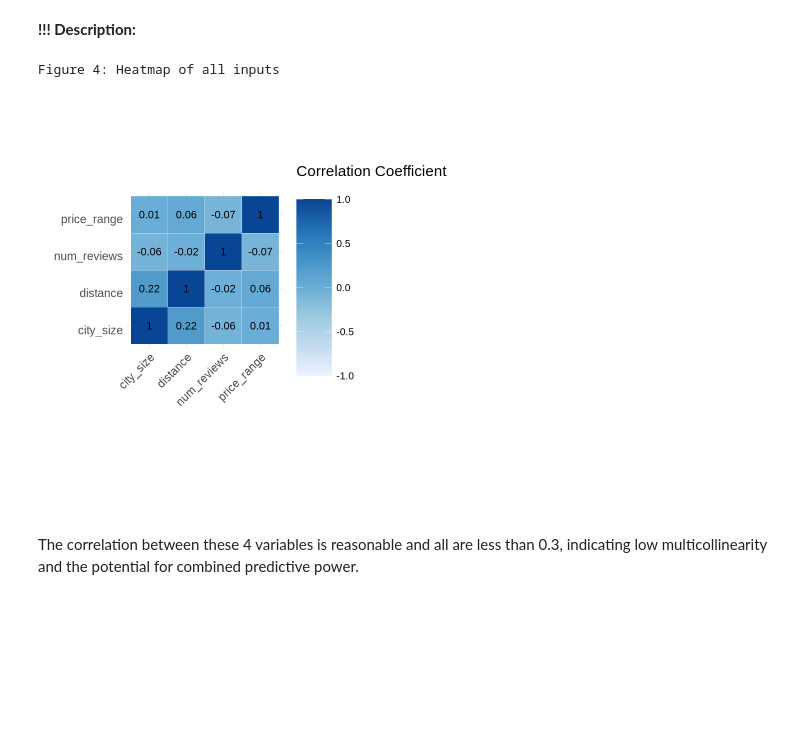
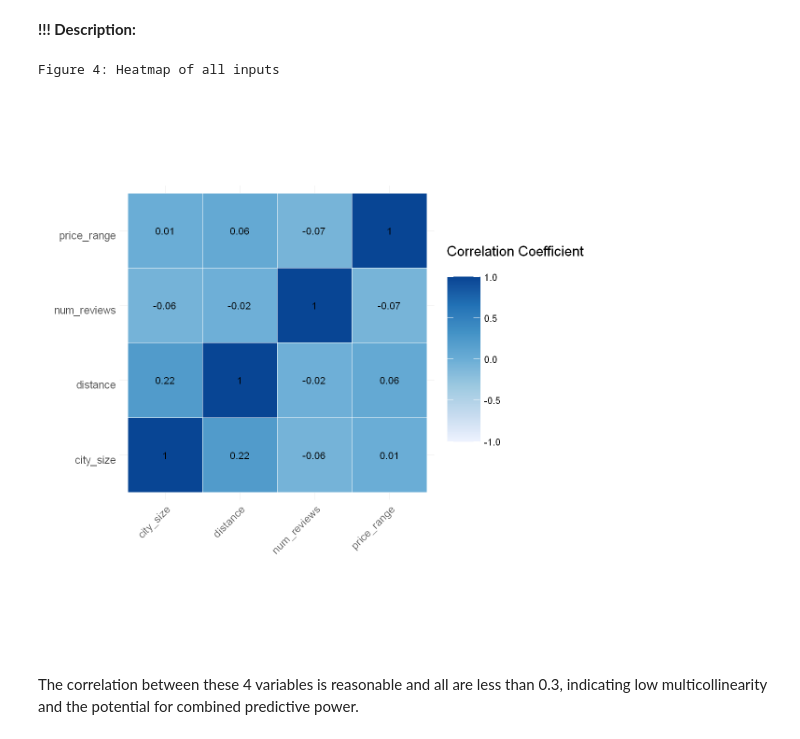
Before and after one commit to KevinL002/STAT_301_group_10, a Jupyter notebook: final_report.ipynb, the cells around one changed output. Drawn from its saved outputs; the diff is of its cells as text; code cells hidden in the pictures; blank space fills up the shorter version.

```diff
--- a/final_report.ipynb
+++ b/final_report.ipynb
@@ -111,6 +114,9 @@ ggplot(visualize_data, aes(x = review_group, y = star, fill = city_size)) +
 # %% [markdown]
 **!!! Description:**
 # %%
+options(repr.plot.width = 10, repr.plot.height = 10)
+
+
 # Calculate the correlation
 corr_matrix <- cleaned_data %>%
   mutate(price_range = as.numeric(factor(price_range)),
@@ -119,34 +125,34 @@ corr_matrix <- cleaned_data %>%
   select(where(is.numeric)) %>%
   cor() %>%
   as_tibble(rownames = 'var1') %>%
   pivot_longer(-var1, names_to = "var2", values_to = "corr")
 
 # plot the heatmap
 corr_plot <- corr_matrix %>%
     ggplot(aes(var1, var2)) +
     geom_tile(aes(fill = corr), color = "white") +
     scale_fill_distiller("Correlation Coefficient \n",
                          palette = "Blues",
                          direction = 1,
                          limits = c(-1, 1)
     ) +
     labs(x = "", y = "") +
     theme_minimal() +
     theme(
         axis.text.x = element_text(angle = 45, vjust = 1, size = 14, hjust = 1),
         axis.text.y = element_text(vjust = 1, size = 14, hjust = 1),
         legend.title = element_text(size = 18),
         legend.text = element_text(size = 12),
         legend.key.size = unit(1.5, "cm")
     ) +
     coord_fixed() +
     geom_text(aes(var2, var1, label = round(corr, 2)), color = "black", size = 4.5)
 corr_plot
 
 cat("Figure 4: Heatmap of all inputs\n")
 # %% [output]
 Figure 4: Heatmap of all inputs
-[figure, old version]
+[figure, new version]
 # %% [markdown]
 The correlation between these 4 variables is reasonable and all are less than 0.3, indicating low multicollinearity and the potential for combined predictive power.
 # %% [markdown]
```
Also changed, not shown: parts of 13 cells of this notebook.
